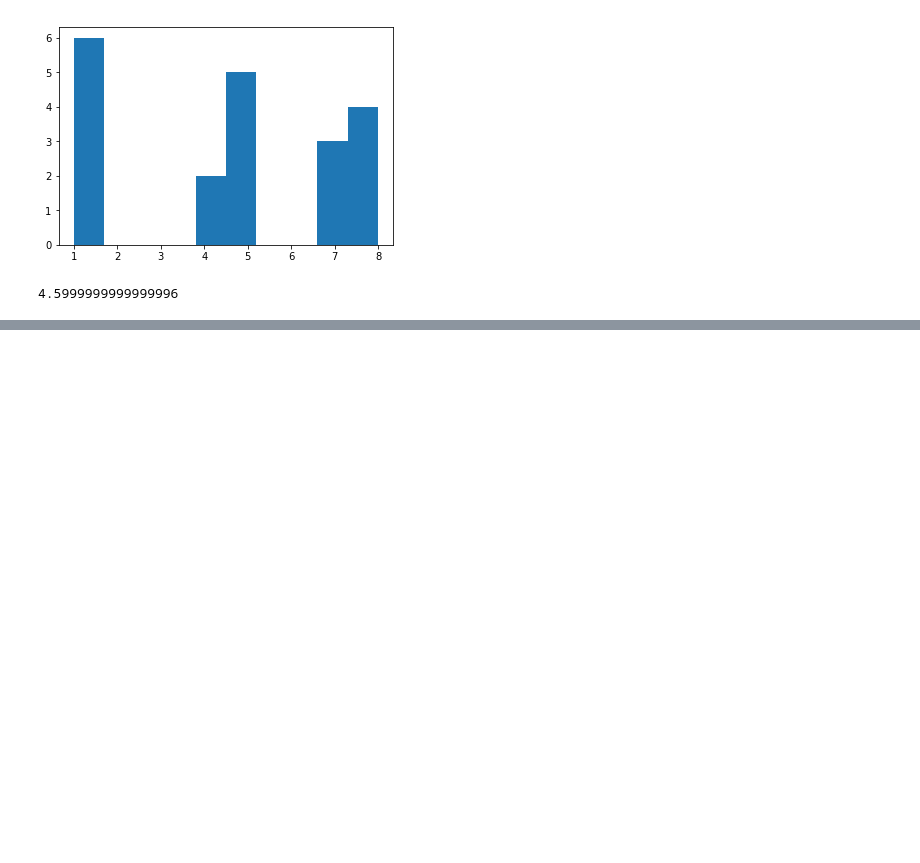
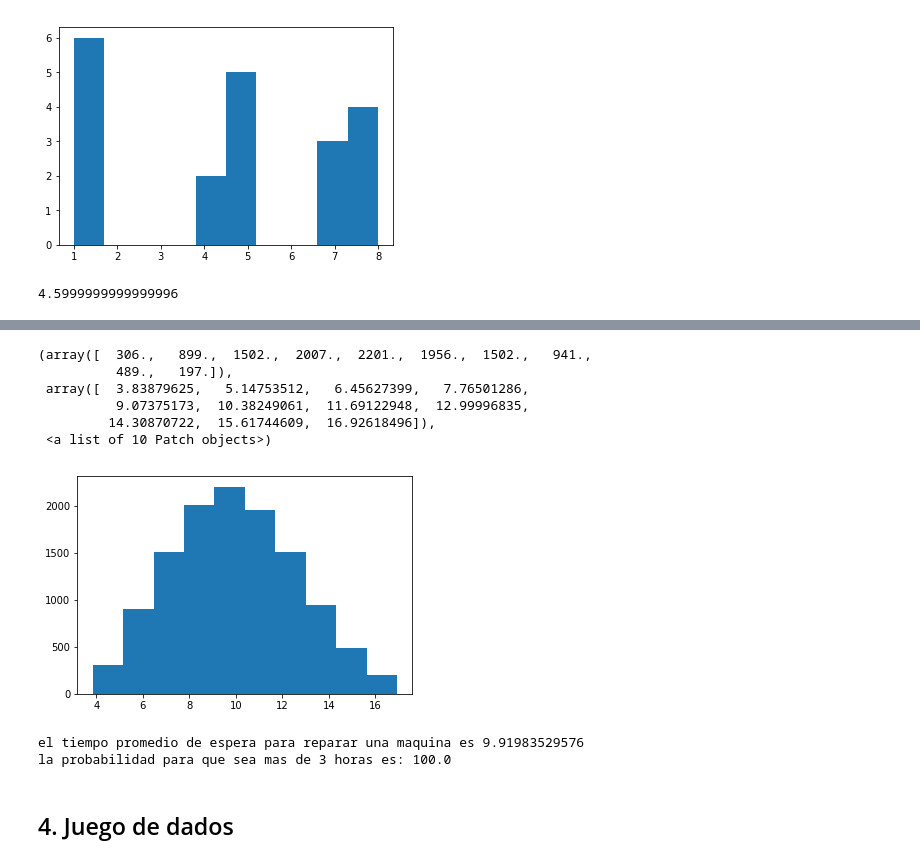
Before and after one commit to luisontaneda/Proyecto, a Jupyter notebook: Trabajo 1 Luis Ontaneda Alejandro Preciado.ipynb, the cells around one changed output, grey strips where cells are left out. Drawn from its saved outputs; the diff is of its cells as text; code cells hidden in the pictures; blank space fills up the shorter version.

```diff
--- a/Trabajo 1 Luis Ontaneda Alejandro Preciado.ipynb
+++ b/Trabajo 1 Luis Ontaneda Alejandro Preciado.ipynb
@@ -184,0 +261,22 @@ def mant(x):
+# %%
+te4 = mant(4)
+promte4 = np.mean(te4)
+mas = [i for i in te4 if i > 3]
+probmas = len(mas)/len(te4) * 100
+plt.hist(te4)
+# %% [output]
+(array([  306.,   899.,  1502.,  2007.,  2201.,  1956.,  1502.,   941.,
+          489.,   197.]),
+ array([  3.83879625,   5.14753512,   6.45627399,   7.76501286,
+          9.07375173,  10.38249061,  11.69122948,  12.99996835,
+         14.30870722,  15.61744609,  16.92618496]),
+ <a list of 10 Patch objects>)
+[figure, added]
+# %%
+print('el tiempo promedio de espera para reparar una maquina es', promte4)
+print('la probabilidad para que sea mas de 3 horas es:', probmas )
+# %% [output]
+el tiempo promedio de espera para reparar una maquina es 9.91983529576
+la probabilidad para que sea mas de 3 horas es: 100.0
+# %% [markdown]
+## 4. Juego de dados
```
Also changed, not shown: parts of 33 cells of this notebook.
